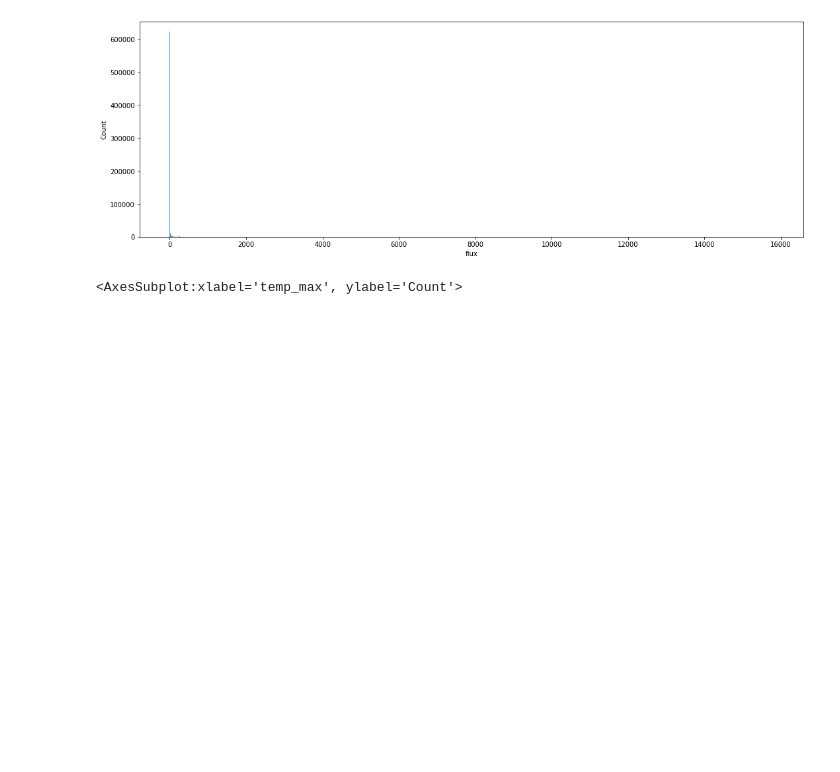
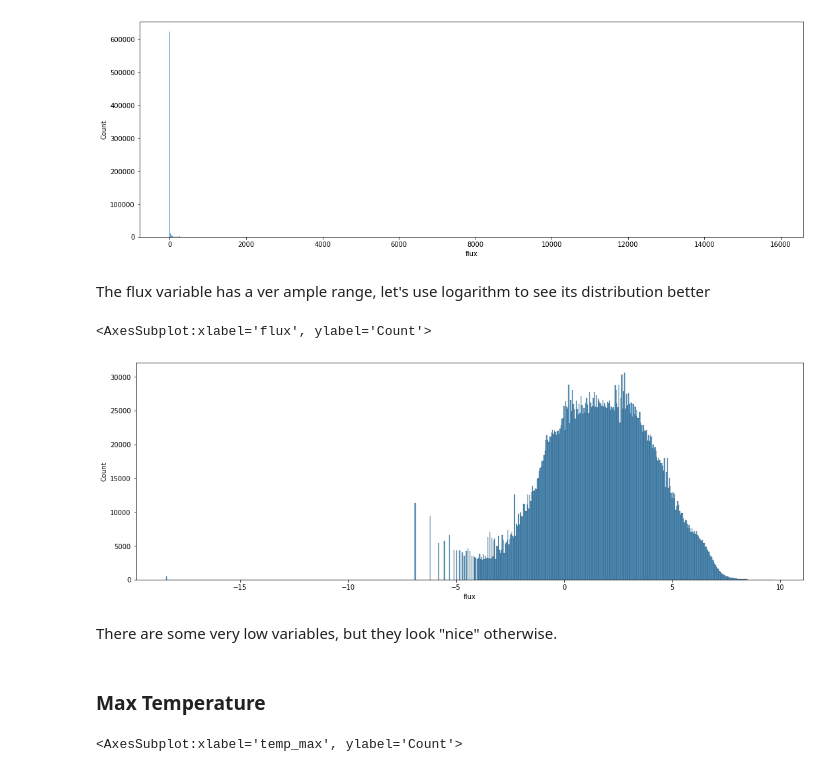
Before and after one commit to oaflores28/WatershedChallenge, a Jupyter notebook: Notebook_1_WaterShed.ipynb, the cells around one changed output. Saved outputs shown, nothing was run; the diff lists cells and outputs as text; code cells hidden in the pictures; blank space fills up the shorter version.

```diff
--- a/Notebook_1_WaterShed.ipynb
+++ b/Notebook_1_WaterShed.ipynb
@@ -221,6 +233,19 @@ sns.histplot(df_flux['flux'])
 # %% [output]
 <AxesSubplot:xlabel='flux', ylabel='Count'>
 [figure]
+# %% [markdown]
+The flux variable has a ver ample range, let's use logarithm to see its distribution better
+# %%
+plt.figure(figsize=(18,6))
+sns.histplot(np.log(df_flux['flux']+10**-8))
+#plt.hist(df_flux['flux'])
+# %% [output]
+<AxesSubplot:xlabel='flux', ylabel='Count'>
+[figure, added]
+# %% [markdown]
+There are some very low variables, but they look "nice" otherwise.
+# %% [markdown]
+### Max Temperature
 # %%
 plt.figure(figsize=(18,6))
 sns.histplot(df_flux['temp_max'])
```
Also changed, not shown: parts of 66 cells of this notebook, 1 other file.
